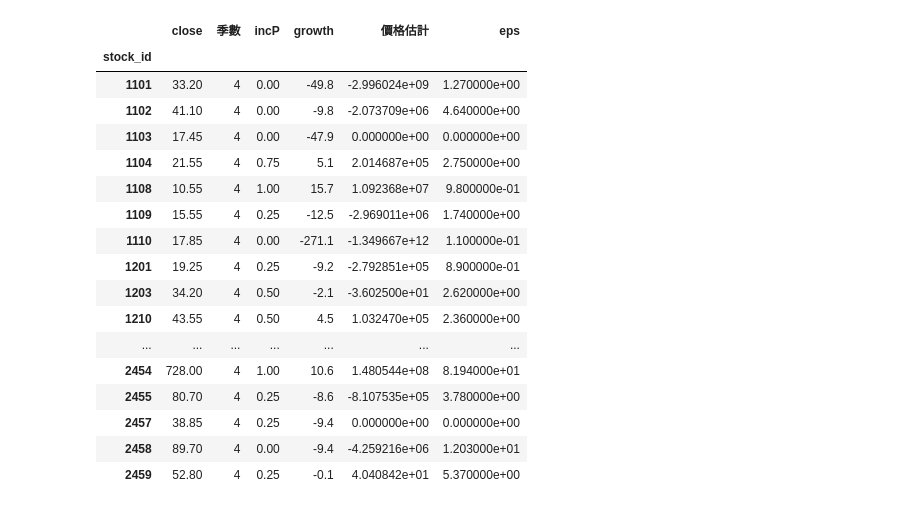
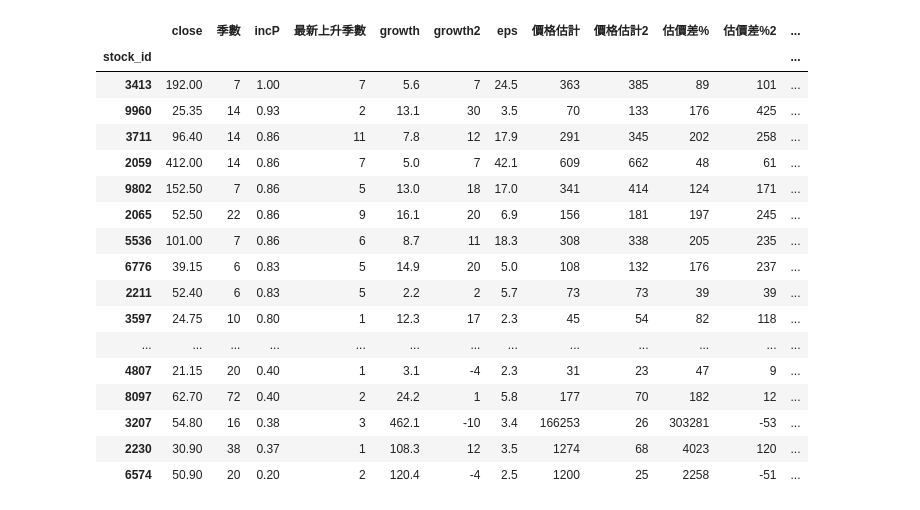
Before and after one commit to pkh-forresthsia/beTrue, a Jupyter notebook: statement.ipynb, the cells around one changed output. Saved outputs shown, nothing was run; the diff lists cells and outputs as text; code cells hidden in the pictures.

Commit message:
long period estimate

```diff
--- a/statement.ipynb
+++ b/statement.ipynb
@@ -3,7 +3,7 @@ from statement import *
 pd.set_option('display.max_columns',None)
 pd.set_option('display.max_rows',None)
 # %%
-st=StatementManage('2022-11-24',2)
+st=StatementManage('2022-11-24',25)
 # %%
 periodAnalysis1=st.periodAnalysis('IncomeAfterTax')
 # %% [output]
@@ -36,2 +39,2 @@ NameError: name 'periodAnalysis2' is not defined
 # %%
-longPeriodAnalysis1=st.longPeriodAnalysis(periodAnalysis1)
+longPeriodAnalysis1=st.longPeriodAnalysis(periodAnalysis2)
@@ -48,21 +41,27 @@ OverflowError: int too big to convert
 # %%
-longPeriodAnalysis1
+ids=InfoId()
+Ids=ids.getId().sort_values(by="stock_id").set_index('stock_id')
+longPeriodAnalysis2=pd.merge(longPeriodAnalysis1,Ids, left_index=True, right_index=True).sort_values(by='incP',ascending=False)
+mask1=longPeriodAnalysis2['估價差%']>30
+mask2=longPeriodAnalysis2['最新上升季數']>0
+longPeriodAnalysis3=longPeriodAnalysis2[(mask1 & mask2)]
+longPeriodAnalysis3
 # %% [output]
-|  | close | 季數 | incP | growth | 價格估計 | eps |
-| stock_id |  |  |  |  |  |  |
-| 1101 | 33.20 | 4 | 0.00 | -49.8 | -2.996024e+09 | 1.270000e+00 |
-| 1102 | 41.10 | 4 | 0.00 | -9.8 | -2.073709e+06 | 4.640000e+00 |
-| 1103 | 17.45 | 4 | 0.00 | -47.9 | 0.000000e+00 | 0.000000e+00 |
-| 1104 | 21.55 | 4 | 0.75 | 5.1 | 2.014687e+05 | 2.750000e+00 |
-| 1108 | 10.55 | 4 | 1.00 | 15.7 | 1.092368e+07 | 9.800000e-01 |
-| 1109 | 15.55 | 4 | 0.25 | -12.5 | -2.969011e+06 | 1.740000e+00 |
-| 1110 | 17.85 | 4 | 0.00 | -271.1 | -1.349667e+12 | 1.100000e-01 |
-| 1201 | 19.25 | 4 | 0.25 | -9.2 | -2.792851e+05 | 8.900000e-01 |
-| 1203 | 34.20 | 4 | 0.50 | -2.1 | -3.602500e+01 | 2.620000e+00 |
-| 1210 | 43.55 | 4 | 0.50 | 4.5 | 1.032470e+05 | 2.360000e+00 |
-| ... | ... | ... | ... | ... | ... | ... |
-| 2454 | 728.00 | 4 | 1.00 | 10.6 | 1.480544e+08 | 8.194000e+01 |
-| 2455 | 80.70 | 4 | 0.25 | -8.6 | -8.107535e+05 | 3.780000e+00 |
-| 2457 | 38.85 | 4 | 0.25 | -9.4 | 0.000000e+00 | 0.000000e+00 |
-| 2458 | 89.70 | 4 | 0.00 | -9.4 | -4.259216e+06 | 1.203000e+01 |
-| 2459 | 52.80 | 4 | 0.25 | -0.1 | 4.040842e+01 | 5.370000e+00 |
+|  | close | 季數 | incP | 最新上升季數 | growth | growth2 | eps | 價格估計 | 價格估計2 | 估價差% | 估價差%2 | ... |
+| stock_id |  |  |  |  |  |  |  |  |  |  |  | ... |
+| 3413 | 192.00 | 7 | 1.00 | 7 | 5.6 | 7 | 24.5 | 363 | 385 | 89 | 101 | ... |
+| 9960 | 25.35 | 14 | 0.93 | 2 | 13.1 | 30 | 3.5 | 70 | 133 | 176 | 425 | ... |
+| 3711 | 96.40 | 14 | 0.86 | 11 | 7.8 | 12 | 17.9 | 291 | 345 | 202 | 258 | ... |
+| 2059 | 412.00 | 14 | 0.86 | 7 | 5.0 | 7 | 42.1 | 609 | 662 | 48 | 61 | ... |
+| 9802 | 152.50 | 7 | 0.86 | 5 | 13.0 | 18 | 17.0 | 341 | 414 | 124 | 171 | ... |
+| 2065 | 52.50 | 22 | 0.86 | 9 | 16.1 | 20 | 6.9 | 156 | 181 | 197 | 245 | ... |
+| 5536 | 101.00 | 7 | 0.86 | 6 | 8.7 | 11 | 18.3 | 308 | 338 | 205 | 235 | ... |
+| 6776 | 39.15 | 6 | 0.83 | 5 | 14.9 | 20 | 5.0 | 108 | 132 | 176 | 237 | ... |
+| 2211 | 52.40 | 6 | 0.83 | 5 | 2.2 | 2 | 5.7 | 73 | 73 | 39 | 39 | ... |
+| 3597 | 24.75 | 10 | 0.80 | 1 | 12.3 | 17 | 2.3 | 45 | 54 | 82 | 118 | ... |
+| ... | ... | ... | ... | ... | ... | ... | ... | ... | ... | ... | ... | ... |
+| 4807 | 21.15 | 20 | 0.40 | 1 | 3.1 | -4 | 2.3 | 31 | 23 | 47 | 9 | ... |
+| 8097 | 62.70 | 72 | 0.40 | 2 | 24.2 | 1 | 5.8 | 177 | 70 | 182 | 12 | ... |
+| 3207 | 54.80 | 16 | 0.38 | 3 | 462.1 | -10 | 3.4 | 166253 | 26 | 303281 | -53 | ... |
+| 2230 | 30.90 | 38 | 0.37 | 1 | 108.3 | 12 | 3.5 | 1274 | 68 | 4023 | 120 | ... |
+| 6574 | 50.90 | 20 | 0.20 | 2 | 120.4 | -4 | 2.5 | 1200 | 25 | 2258 | -51 | ... |
```
Also changed, not shown: parts of 3 cells of this notebook, 2 other files.
